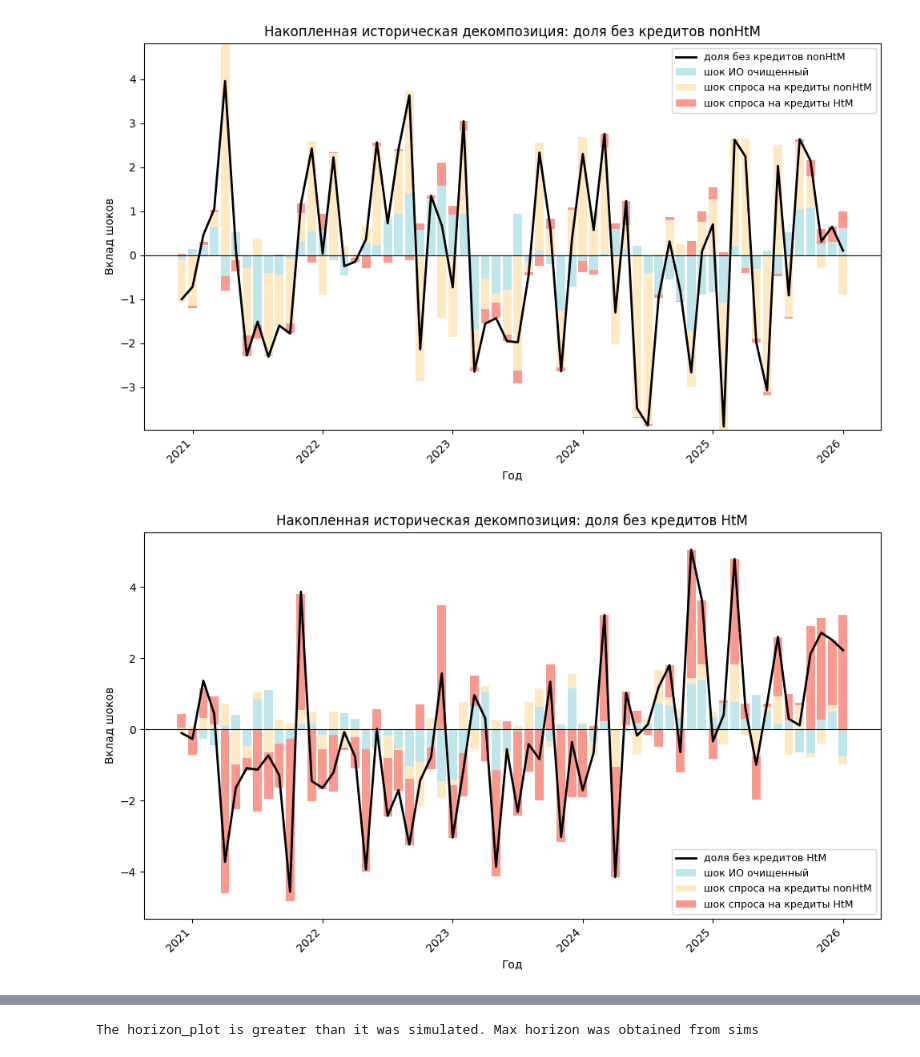
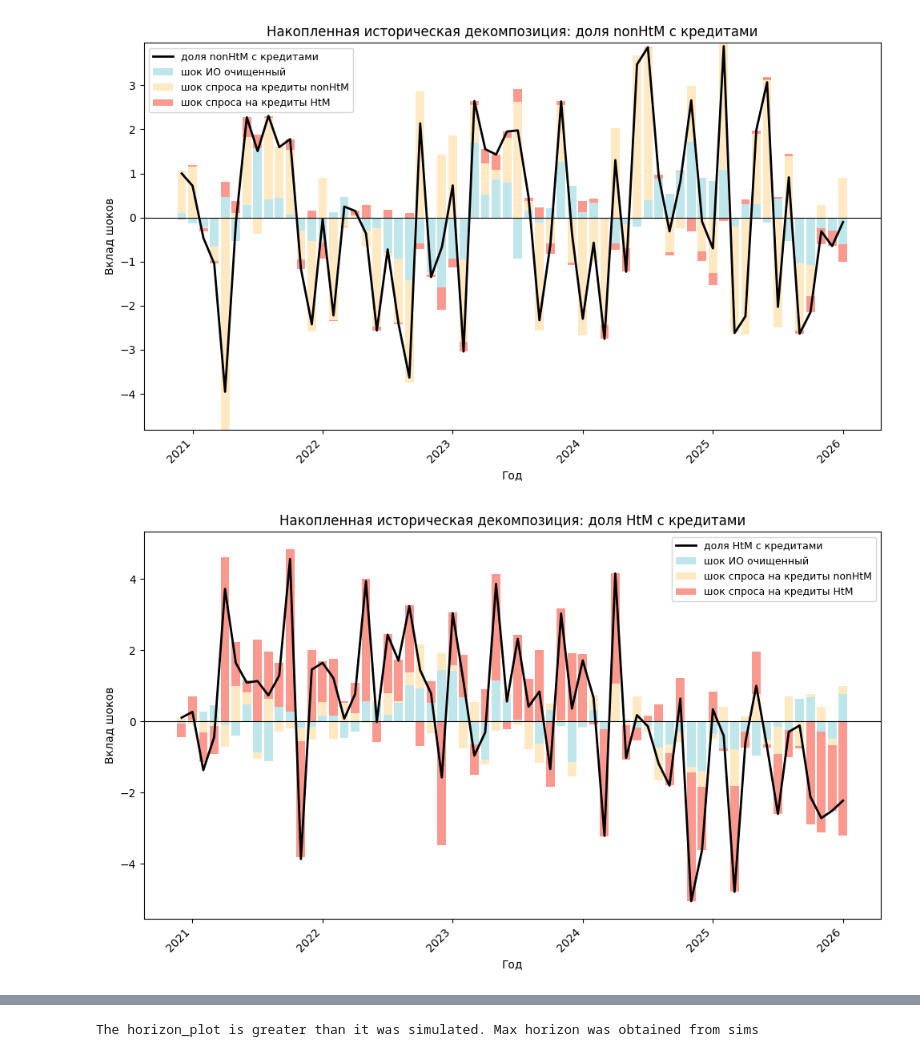
Before and after one commit to vasyanvasyan-r/VAR_by_KK, a Jupyter notebook: hete.ipynb, the cells around one changed output, grey strips where cells are left out. Drawn from its saved outputs; the diff is of its cells as text; code cells hidden in the pictures.

```diff
--- a/hete.ipynb
+++ b/hete.ipynb
@@ -11,6 +11,9 @@ data = data.loc[:, data.columns[71:]].copy()
 data.loc['s1d0', :] = sd_df.iloc[0, :-1].to_numpy()
 data.loc['s0d0', :] = sd_df.iloc[1, :-1].to_numpy()
 data = data.set_axis(pd.DatetimeIndex(data.columns), axis=1)
+# %%
+data.loc['s1d1'] = 1 - data.loc['s1d0'].copy()
+data.loc['s0d1'] = 1 - data.loc['s0d0'].copy()
 # %%
 short_run_anchor = [
 
@@ -20,8 +23,8 @@ long_run_anchor = [
     (0, 0, 2, 10),
 ]
 short_run_signs = [(0, 0, 0, True, 0, 1),
-                   (0, 1, 1, False, 0, 1),
-                   (0, 2, 2, False, 0, 1),
+                   (0, 1, 1, True, 0, 1),
+                   (0, 2, 2, True, 0, 1),
 
                    ]
 long_run_signs = [
@@ -30,7 +33,7 @@ long_run_signs = [
 
 lag = 3
 
-endog_names = ['pi_e', 's1d0', 's0d0']
+endog_names = ['pi_e', 's1d1', 's0d1']
 
 
 df_endog = data.loc[endog_names, :]   # K×T
@@ -42,7 +45,7 @@ model = SVAR_KL(
     time_order="chronological",
     add_const=True,
     u_dict = ['шок ИО очищенный', 'шок спроса на кредиты nonHtM', 'шок спроса на кредиты HtM'],
-    y_dict = ['шок ИО', 'доля без кредитов nonHtM', 'доля без кредитов HtM']
+    y_dict = ['шок ИО', 'доля nonHtM c кредитами', 'доля HtM с кредитами']
 ).fit_ols()
 
 rr = model.identify_combined(
@@ -87,5 +90,5 @@ for i in range(model.K):
 [figure]
-[figure, old version]
+[figure, new version]
-[figure, old version]
+[figure, new version]
 # %%
 model.plot_single_irf(irf_sims,
```
Also changed, not shown: parts of 2 cells of this notebook, 15 other files.
